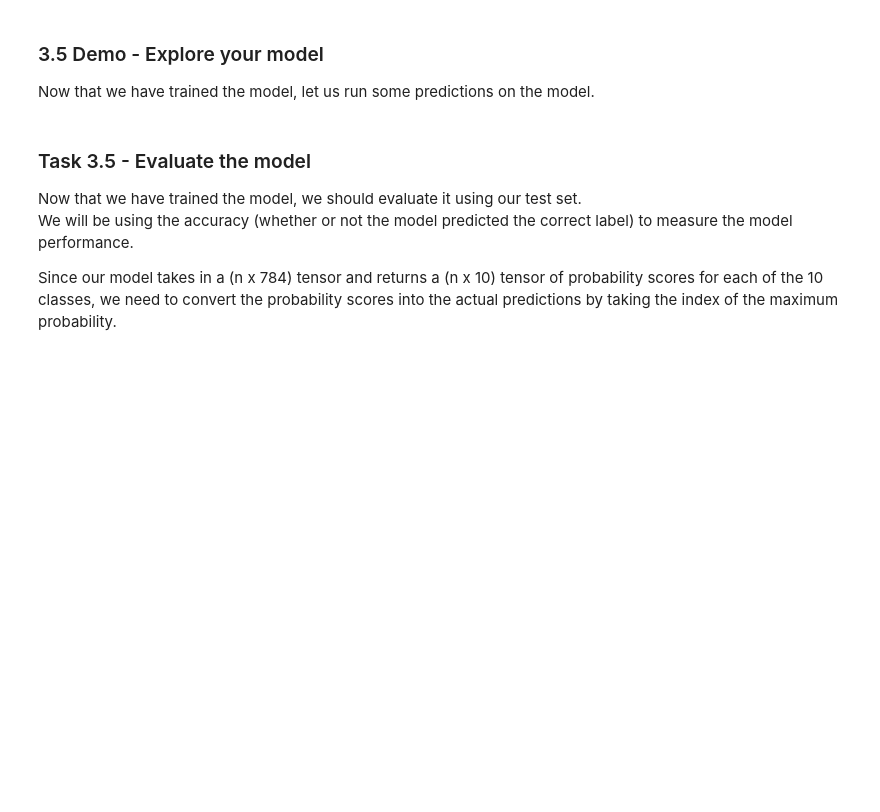
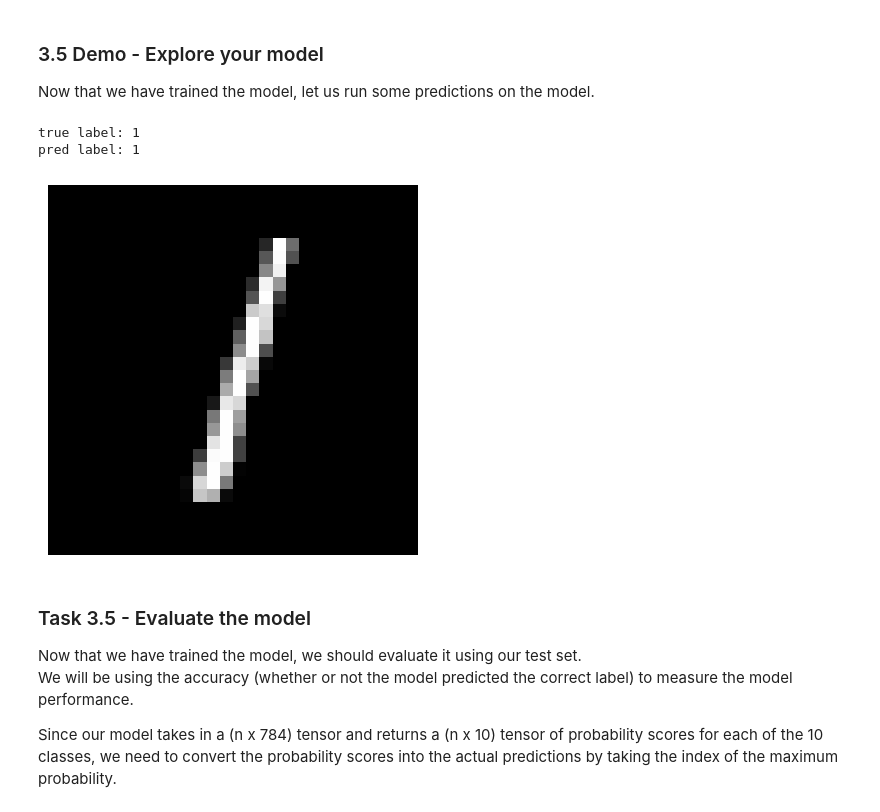
Before and after one commit to Kurtyjlee/CS2109S, a Jupyter notebook: ps6/ps6.ipynb, the cells around one changed output. Saved outputs shown, nothing was run; the diff lists cells and outputs as text; code cells hidden in the pictures; blank space fills up the shorter version.

```diff
--- a/ps6/ps6.ipynb
+++ b/ps6/ps6.ipynb
@@ -597,7 +716,10 @@ class MyFirstNeuralNet(nn.Module):
         -------
             Tensor of shape (n, 1)
         '''
-        raise NotImplementedError
+        x = self.l1(x)
+        x = self.relu(x)
+        x = self.l2(x)
+        return x
 # %%
 x_sample = torch.linspace(-2, 2, 5).reshape(-1, 1)
 
@@ -791,7 +967,11 @@ class DigitNet(nn.Module):
         - Your network should work for any input and output size
         - Create the 3 layers (and a ReLU layer) using the torch.nn layers API
         """
-        raise NotImplementedError
+        self.l1 = nn.Linear(input_dimensions, 512)
+        self.relu = nn.ReLU()
+        self.l2 = nn.Linear(512, 128)
+        self.l3 = nn.Linear(128, num_classes)
+        self.softmax = nn.Softmax(dim=1)
 
     def forward(self, x):
         """
@@ -812,7 +992,14 @@ class DigitNet(nn.Module):
         - Pass the inputs through the sequence of layers
         - Run the final output through the Softmax function on the right dimension!
         """
-        raise NotImplementedError
+
+        x = self.l1(x)
+        x = self.relu(x)
+        x = self.l2(x)
+        x = self.relu(x)
+        x = self.l3(x)
+        x = self.softmax(x)
+        return x
 # %%
 model = DigitNet(784, 10)
 assert [layer.detach().numpy().shape for name, layer in model.named_parameters()] \
@@ -855,11 +1042,21 @@ def train_model(x_train, y_train, epochs=20):
         The final model
     """
     model = DigitNet(784, 10)
-    optimiser = ... # use Adam
-    loss_fn = ...   # use CrossEntropyLoss
+    optimiser = torch.optim.Adam(model.parameters()) # use Adam
+    loss_fn = torch.nn.CrossEntropyLoss()   # use CrossEntropyLoss
 
     for i in range(epochs):
-        raise NotImplementedError
+        optimiser.zero_grad()
+
+        y_pred = model(x_train)
+
+        loss = loss_fn(y_pred, y_train)
+
+        print(f"Running epoch num: {i + 1} with loss: {loss}")
+
+        loss.backward()
+
+        optimiser.step()
 
     return model
 
@@ -876,16 +1115,20 @@ Now that we have trained the model, let us run some predictions on the model.
 # %%
 # This is a demonstration: You can use this cell for exploring your trained model
 
-idx = 0 # try on some index
+idx = 2 # try on some index
 
 scores = digit_model(x_test[idx:idx+1])
 _, predictions = torch.max(scores, 1)
 print("true label:", y_test[idx].item())
 print("pred label:", predictions[0].item())
 
 plt.imshow(x_test[idx].numpy().reshape(28, 28), cmap='gray')
 plt.axis("off")
 plt.show()
+# %% [output]
+true label: 1
+pred label: 1
+[figure, added]
 # %% [markdown]
 ### Task 3.5 - Evaluate the model
 
```
Also changed, not shown: parts of 19 cells of this notebook, 9 other files.
